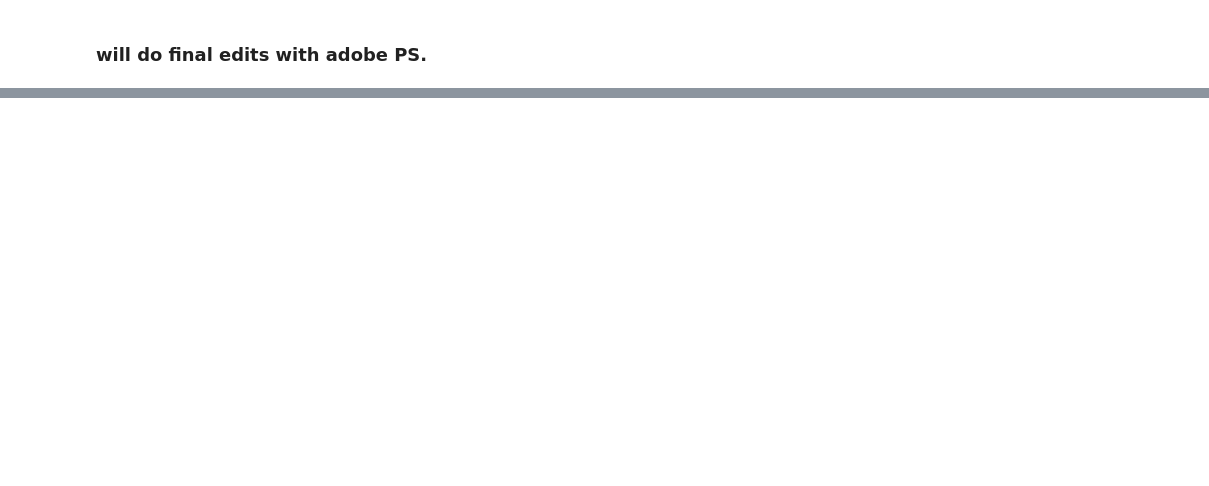
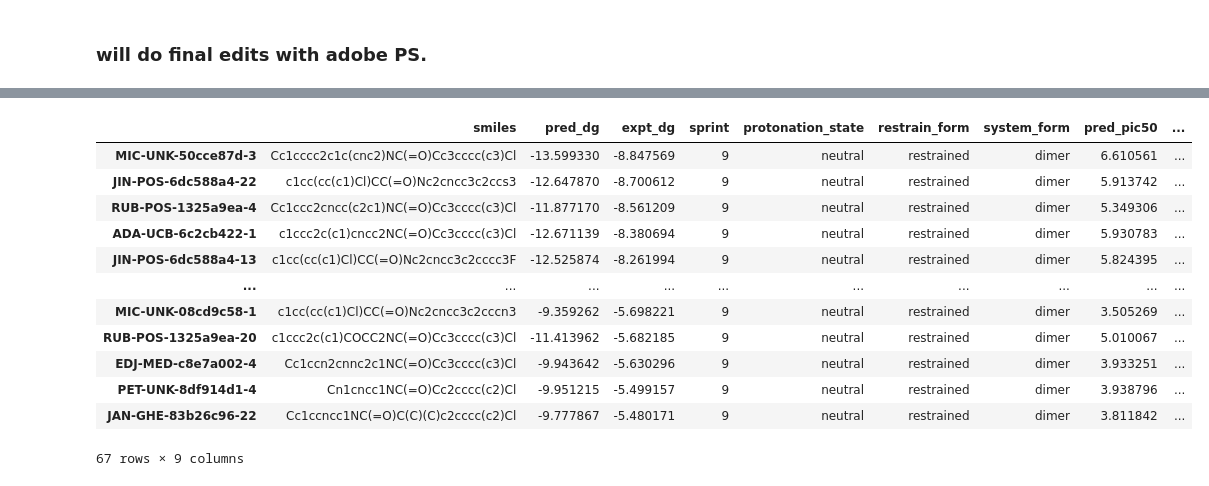
Before and after one commit to asapdiscovery/asapdiscovery, a Jupyter notebook: notebook/moonshot_pred_vs_measured_DG.ipynb, the cells around one changed output, grey strips where cells are left out. Saved outputs shown, nothing was run; the diff lists cells and outputs as text; code cells hidden in the pictures; blank space fills up the shorter version.

```diff
--- a/notebook/moonshot_pred_vs_measured_DG.ipynb
+++ b/notebook/moonshot_pred_vs_measured_DG.ipynb
@@ -315,0 +378,16 @@ plot = plotting._master_plot(x=sprint_for_plot["expt_pic50"], y=sprint_for_plot[
+# %%
+sprint_for_plot_9.sort_values("expt_pic50", ascending=False)
+# %% [output]
+|  | smiles | pred_dg | expt_dg | sprint | protonation_state | restrain_form | system_form | pred_pic50 | ... |
+| MIC-UNK-50cce87d-3 | Cc1cccc2c1c(cnc2)NC(=O)Cc3cccc(c3)Cl | -13.599330 | -8.847569 | 9 | neutral | restrained | dimer | 6.610561 | ... |
+| JIN-POS-6dc588a4-22 | c1cc(cc(c1)Cl)CC(=O)Nc2cncc3c2ccs3 | -12.647870 | -8.700612 | 9 | neutral | restrained | dimer | 5.913742 | ... |
+| RUB-POS-1325a9ea-4 | Cc1ccc2cncc(c2c1)NC(=O)Cc3cccc(c3)Cl | -11.877170 | -8.561209 | 9 | neutral | restrained | dimer | 5.349306 | ... |
+| ADA-UCB-6c2cb422-1 | c1ccc2c(c1)cncc2NC(=O)Cc3cccc(c3)Cl | -12.671139 | -8.380694 | 9 | neutral | restrained | dimer | 5.930783 | ... |
+| JIN-POS-6dc588a4-13 | c1cc(cc(c1)Cl)CC(=O)Nc2cncc3c2cccc3F | -12.525874 | -8.261994 | 9 | neutral | restrained | dimer | 5.824395 | ... |
+| ... | ... | ... | ... | ... | ... | ... | ... | ... | ... |
+| MIC-UNK-08cd9c58-1 | c1cc(cc(c1)Cl)CC(=O)Nc2cncc3c2cccn3 | -9.359262 | -5.698221 | 9 | neutral | restrained | dimer | 3.505269 | ... |
+| RUB-POS-1325a9ea-20 | c1ccc2c(c1)COCC2NC(=O)Cc3cccc(c3)Cl | -11.413962 | -5.682185 | 9 | neutral | restrained | dimer | 5.010067 | ... |
+| EDJ-MED-c8e7a002-4 | Cc1ccn2cnnc2c1NC(=O)Cc3cccc(c3)Cl | -9.943642 | -5.630296 | 9 | neutral | restrained | dimer | 3.933251 | ... |
+| PET-UNK-8df914d1-4 | Cn1cncc1NC(=O)Cc2cccc(c2)Cl | -9.951215 | -5.499157 | 9 | neutral | restrained | dimer | 3.938796 | ... |
+| JAN-GHE-83b26c96-22 | Cc1ccncc1NC(=O)C(C)(C)c2cccc(c2)Cl | -9.777867 | -5.480171 | 9 | neutral | restrained | dimer | 3.811842 | ... |
+67 rows × 9 columns
```
Also changed, not shown: parts of 13 cells of this notebook.
